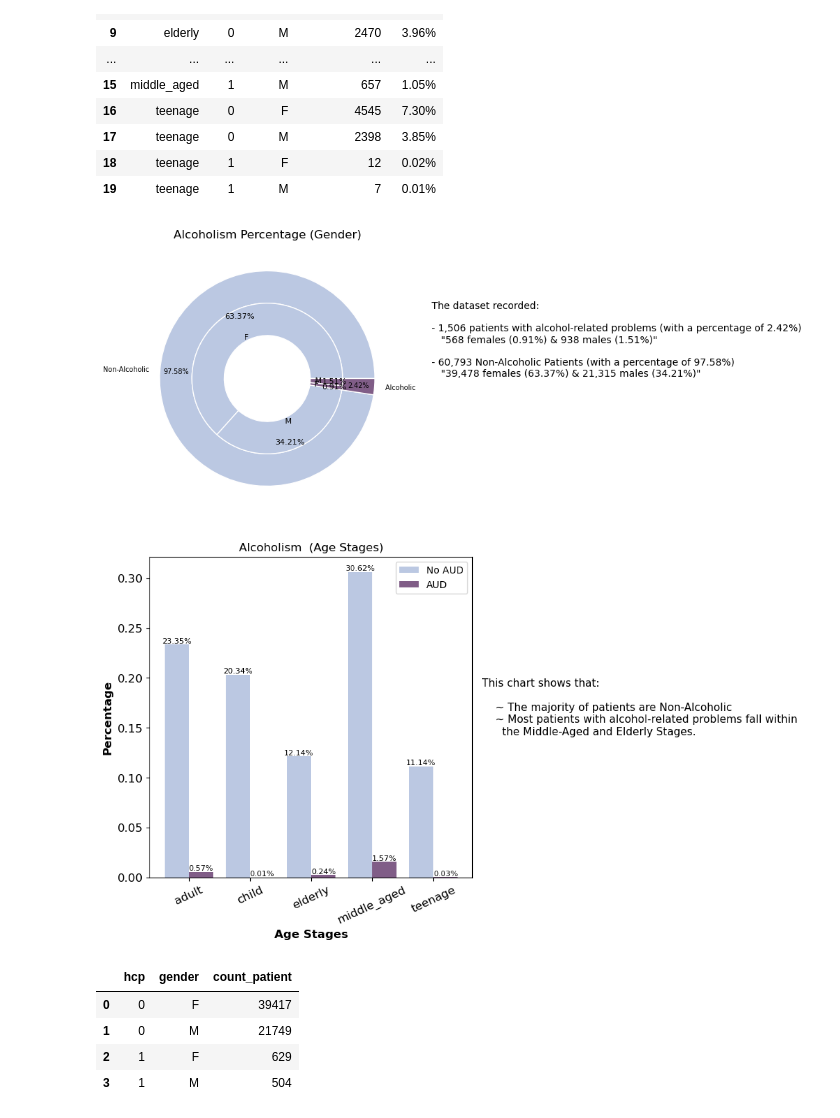
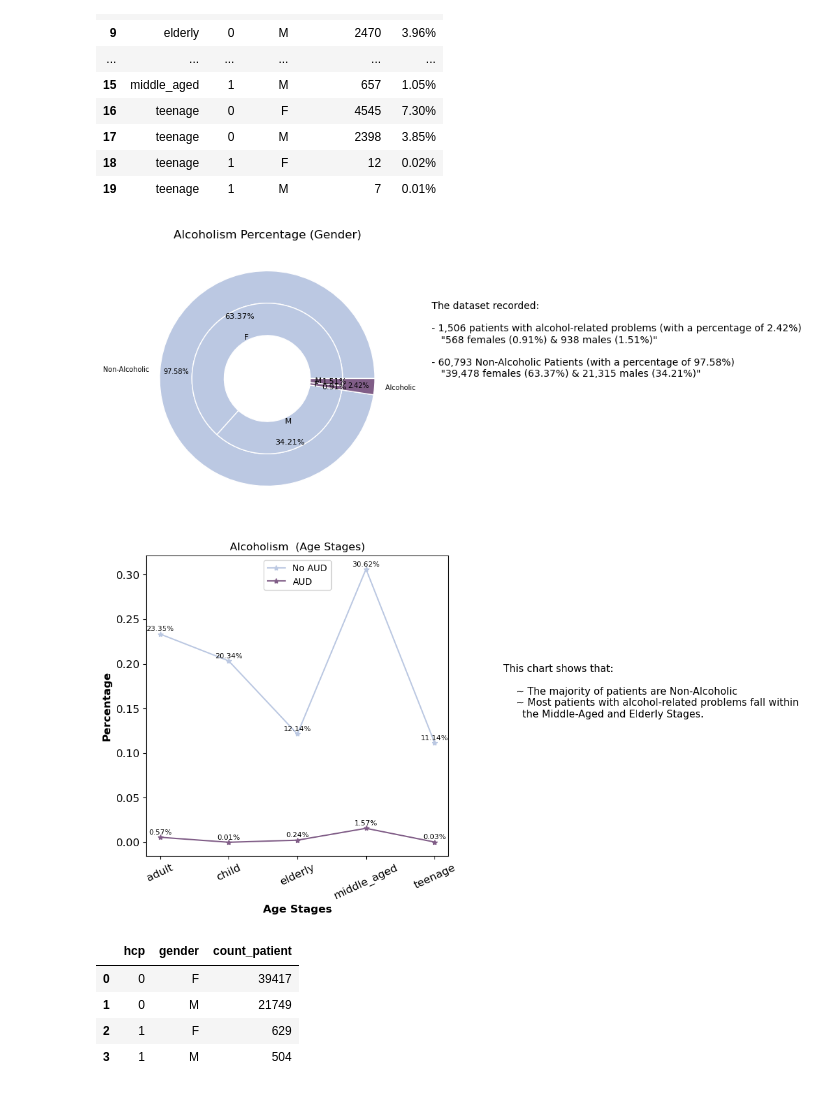
Before and after one commit to hend-a-ghafour/No-Show-Appointments, a Jupyter notebook: no_show_appointments.ipynb, the cells around one changed output. Saved outputs shown, nothing was run; the diff lists cells and outputs as text; code cells hidden in the pictures.

```diff
--- a/no_show_appointments.ipynb
+++ b/no_show_appointments.ipynb
@@ -500,7 +500,7 @@ df.groupby('hcp').patient_id.nunique().reset_index().rename(columns={'patient_id
 # %%
 # Inserting the "appoint_gap" column:
 df['appoint_gap']= ['same_day' if x == 0
-                    else 'short_gap' if 0 < x <= 4
+                    else 'narrow_gap' if 0 < x <= 4
                     else 'moderate_gap' if 4 < x <= 15
                     else 'long_gap' for x in df.date_diff]
 df.head(1)
@@ -943,30 +943,28 @@ dm_values = dm_count_a.dm.tolist()
 dm_0=dm_count_a.query('dm==0').pct.tolist()
 dm_1=dm_count_a.query('dm==1').pct.tolist()
 
-width=.4
-x=np.arange(len(dm_0))
-locations= x+width/2
+
 note = '''This chart shows that:\n
     ~ The majority of patients are Non-Diabetic
     ~ Most Diabetic Patients fall within the Middle-Aged and Elderly Stages.'''
 
 plt.subplots(figsize = (6,6))
 
-plt.bar(x,dm_0,width,color='#bbc8e2', alpha= 1, label= 'No DM')
-plt.bar(x + width,dm_1,width,color='#805d87', alpha= 1, label = 'DM')
+plt.plot(stages,dm_0,color='#bbc8e2',marker = 'o',  label= 'No DM')
+plt.plot(stages,dm_1,color='#805d87',marker = 'o',  label = 'DM')
 
 for i, v in enumerate(dm_0):
-  plt.text(i,v, f"{v:.2%}", ha='center', va='bottom',fontsize=8)
+  plt.text(i,v+.005, f"{v:.2%}", ha='center', va='bottom',fontsize=8)
 
 for i, v in enumerate(dm_1):
-  plt.text(i+width,v, f"{v:.2%}", ha='center', va='bottom',fontsize=8)
+  plt.text(i,v+.005, f"{v:.2%}", ha='center', va='bottom',fontsize=8)
 
-plt.xticks(locations, stages,fontsize = 12, rotation = 25)
+plt.xticks(fontsize = 12, rotation = 25)
 plt.yticks(fontsize = 12)
 plt.xlabel('Age Stages',fontsize = 12, weight = 'bold')
 plt.ylabel('Percentage',fontsize = 12, weight = 'bold')
 plt.title('Hypertension  (Age Stages)', fontsize =12)
-plt.legend(fontsize = 10)
+plt.legend(loc="upper center",fontsize = 10)
 plt.text(5,.2,note,ha='left',va='top',fontsize = 10, weight = 'normal')
 plt.show();
 # %% [output]
@@ -1020,43 +1018,41 @@ plt.title('Alcoholism Percentage (Gender)')
 plt.text(1.5,0,text,ha='left',va='bottom',fontsize = 10, weight = 'normal');
 
 # By Age Stages:
 aud_count_a=df.groupby(['age_stages','aud']).patient_id.nunique().reset_index().rename(columns={'patient_id':"patient_count"})
 aud_count_a['pct']=aud_count_a['patient_count']/aud_count_a['patient_count'].sum()
 stages=aud_count_a.age_stages.unique().tolist()
 aud_values = aud_count_a.aud.tolist()
 aud_0=aud_count_a.query('aud==0').pct.tolist()
 aud_1=aud_count_a.query('aud==1').pct.tolist()
 
-width=.4
-x=np.arange(len(aud_0))
-locations= x+width/2
+
 note = '''This chart shows that:\n
     ~ The majority of patients are Non-Alcoholic
     ~ Most patients with alcohol-related problems fall within
       the Middle-Aged and Elderly Stages.'''
 
 plt.subplots(figsize = (6,6))
 
-plt.bar(x,aud_0,width,color='#bbc8e2', alpha= 1, label= 'No AUD')
-plt.bar(x + width,aud_1,width,color='#805d87', alpha= 1, label = 'AUD')
+plt.plot(stages,aud_0,color='#bbc8e2', marker= '*', label= 'No AUD')
+plt.plot(stages,aud_1,color='#805d87', marker= '*', label = 'AUD')
 
 for i, v in enumerate(aud_0):
-  plt.text(i,v, f"{v:.2%}", ha='center', va='bottom',fontsize=8)
+  plt.text(i,v+.002, f"{v:.2%}", ha='center', va='bottom',fontsize=8)
 
 for i, v in enumerate(aud_1):
-  plt.text(i+width,v, f"{v:.2%}", ha='center', va='bottom',fontsize=8)
+  plt.text(i,v+.002, f"{v:.2%}", ha='center', va='bottom',fontsize=8)
 
-plt.xticks(locations, stages,fontsize = 12, rotation = 25)
+plt.xticks(fontsize = 12, rotation = 25)
 plt.yticks(fontsize = 12)
 plt.xlabel('Age Stages',fontsize = 12, weight = 'bold')
 plt.ylabel('Percentage',fontsize = 12, weight = 'bold')
 plt.title('Alcoholism  (Age Stages)', fontsize =12)
-plt.legend(fontsize = 10)
+plt.legend(loc="upper center",fontsize = 10)
 plt.text(5,.2,note,ha='left',va='top',fontsize = 11, weight = 'normal')
 plt.show();
 # %% [output]
 [figure]
-[figure, old version]
+[figure, new version]
 # %%
 # Exploring patients with a handicap:
 hcp_count=df.groupby(['age_stages','hcp','gender']).patient_id.nunique().reset_index().rename(columns={'patient_id':"count_patient"})
```
Also changed, not shown: parts of 25 cells of this notebook.
